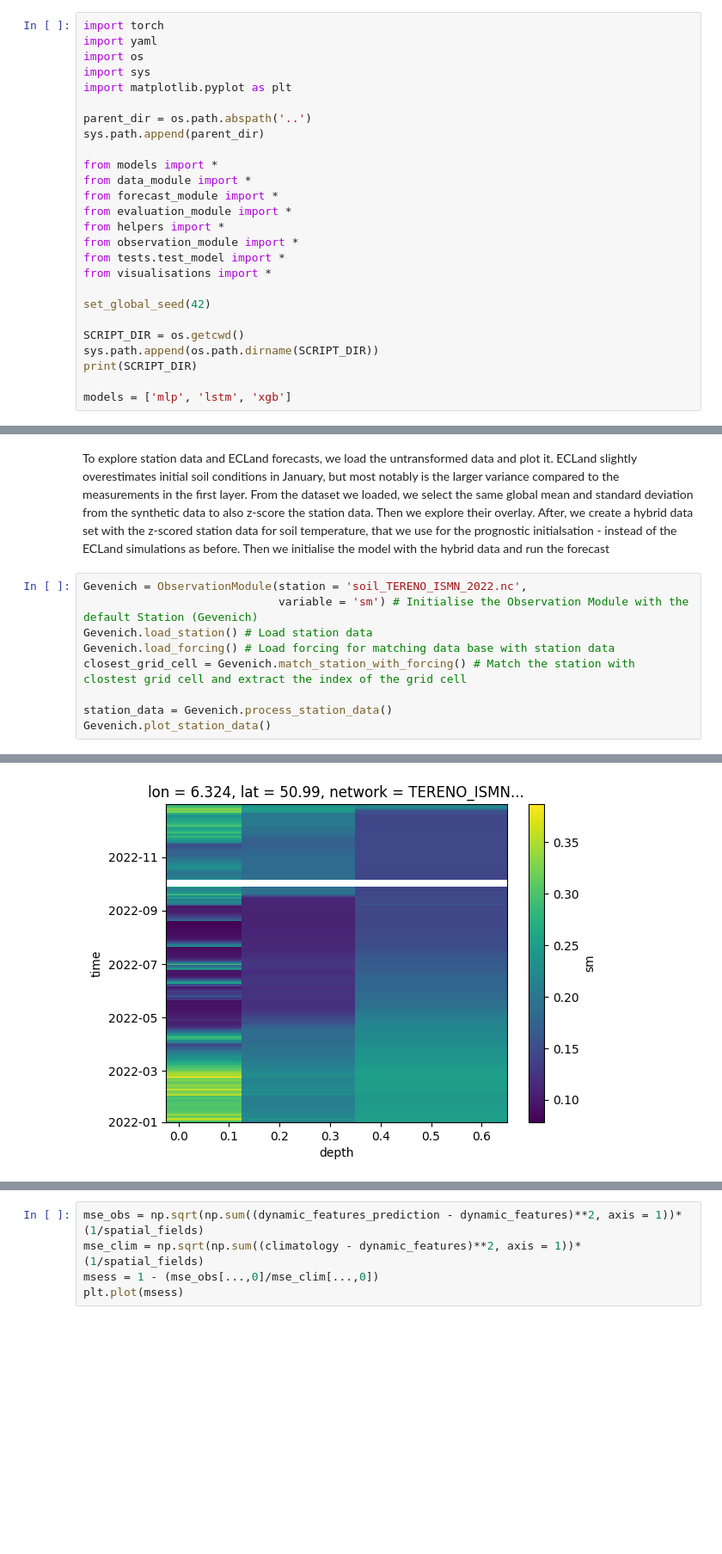
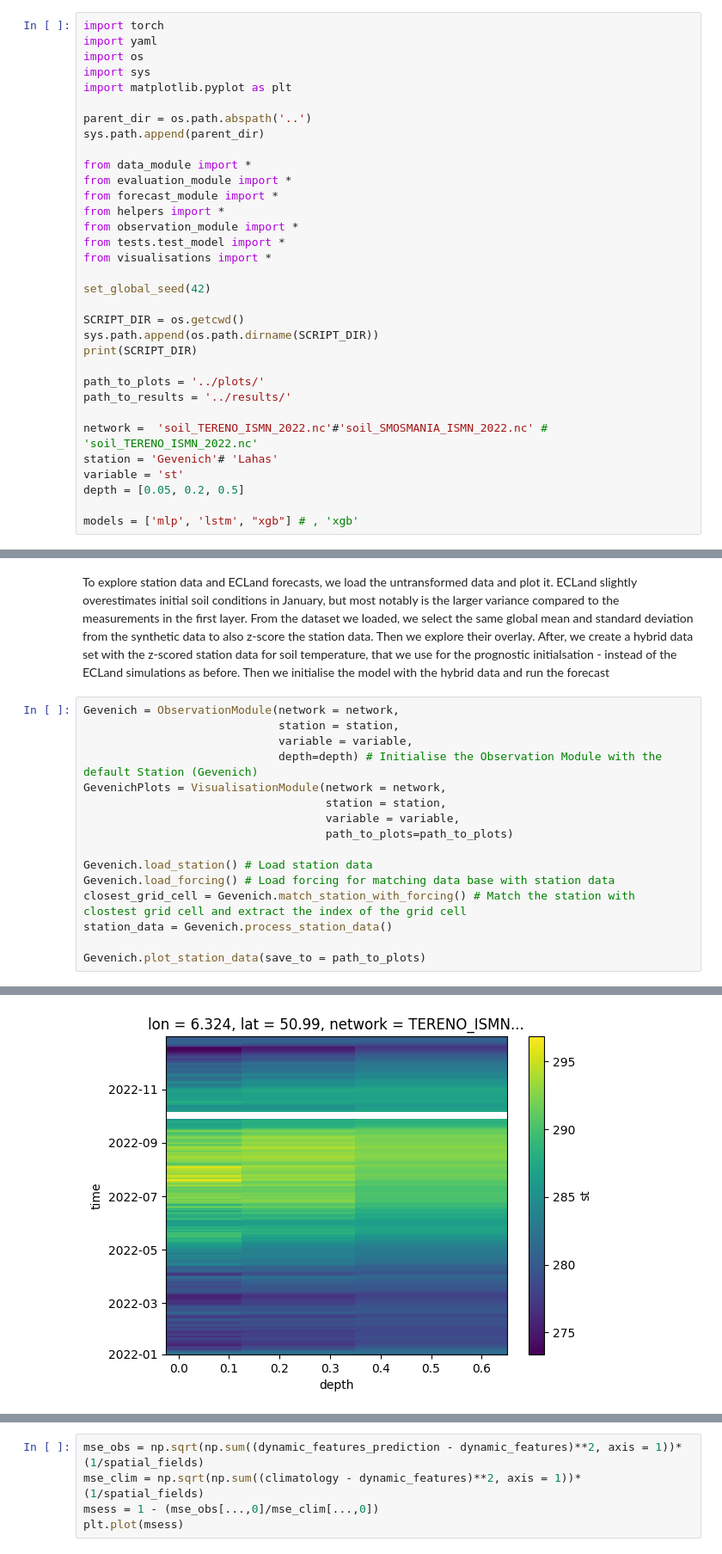
Before and after one commit to MWesselkamp/forecast-horizons, a Jupyter notebook: ecland-emulator/notebooks/evaluation_template.ipynb, the cells around one changed output, grey strips where cells are left out. Shown: that part at 86% size. Cells and saved outputs as stored; diff of their text form; blank space fills up the shorter version.

```diff
--- a/ecland-emulator/notebooks/evaluation_template.ipynb
+++ b/ecland-emulator/notebooks/evaluation_template.ipynb
@@ -8,10 +12,9 @@ import matplotlib.pyplot as plt
 parent_dir = os.path.abspath('..')
 sys.path.append(parent_dir)
 
-from models import *
 from data_module import *
+from evaluation_module import *
 from forecast_module import *
-from evaluation_module import *
 from helpers import *
 from observation_module import *
 from tests.test_model import *
@@ -23,5 +26,13 @@ SCRIPT_DIR = os.getcwd()
 sys.path.append(os.path.dirname(SCRIPT_DIR))
 print(SCRIPT_DIR)
 
-models = ['mlp', 'lstm', 'xgb']
+path_to_plots = '../plots/'
+path_to_results = '../results/'
+
+network =  'soil_TERENO_ISMN_2022.nc'#'soil_SMOSMANIA_ISMN_2022.nc' # 'soil_TERENO_ISMN_2022.nc'
+station = 'Gevenich'# 'Lahas'
+variable = 'st'
+depth = [0.05, 0.2, 0.5]
+
+models = ['mlp', 'lstm', "xgb"] # , 'xgb'
 # %% [output]
@@ -32,12 +43,19 @@ cpu
 To explore station data and ECLand forecasts, we load the untransformed data and plot it. ECLand slightly overestimates initial soil conditions in January, but most notably is the larger variance compared to the measurements in the first layer. From the dataset we loaded, we select the same global mean and standard deviation from the synthetic data to also z-score the station data. Then we explore their overlay.
 After, we create a hybrid data set with the z-scored station data for soil temperature, that we use for the prognostic initialsation - instead of the ECLand simulations as before. Then we initialise the model with the hybrid data and run the forecast
 # %%
-Gevenich = ObservationModule(station = 'soil_TERENO_ISMN_2022.nc',
-                             variable = 'sm') # Initialise the Observation Module with the default Station (Gevenich)
+Gevenich = ObservationModule(network = network,
+                             station = station,
+                             variable = variable,
+                             depth=depth) # Initialise the Observation Module with the default Station (Gevenich)
+GevenichPlots = VisualisationModule(network = network,
+                                    station = station,
+                                    variable = variable,
+                                    path_to_plots=path_to_plots)
+
 Gevenich.load_station() # Load station data
 Gevenich.load_forcing() # Load forcing for matching data base with station data
 closest_grid_cell = Gevenich.match_station_with_forcing() # Match the station with clostest grid cell and extract the index of the grid cell
+station_data = Gevenich.process_station_data()
 
-station_data = Gevenich.process_station_data()
-Gevenich.plot_station_data()
+Gevenich.plot_station_data(save_to = path_to_plots)
 # %% [output]
@@ -46,6 +67,6 @@ Matched station with grid cell:  4106
 Resampling to 6-hourly mean.
 Length of data set: 1460
-[figure, old version]
+[figure, new version]
 # %%
 dynamic_features_dict = {}
 dynamic_features_prediction_dict = {}
```
Also changed, not shown: parts of 14 cells of this notebook, 13 other files.
